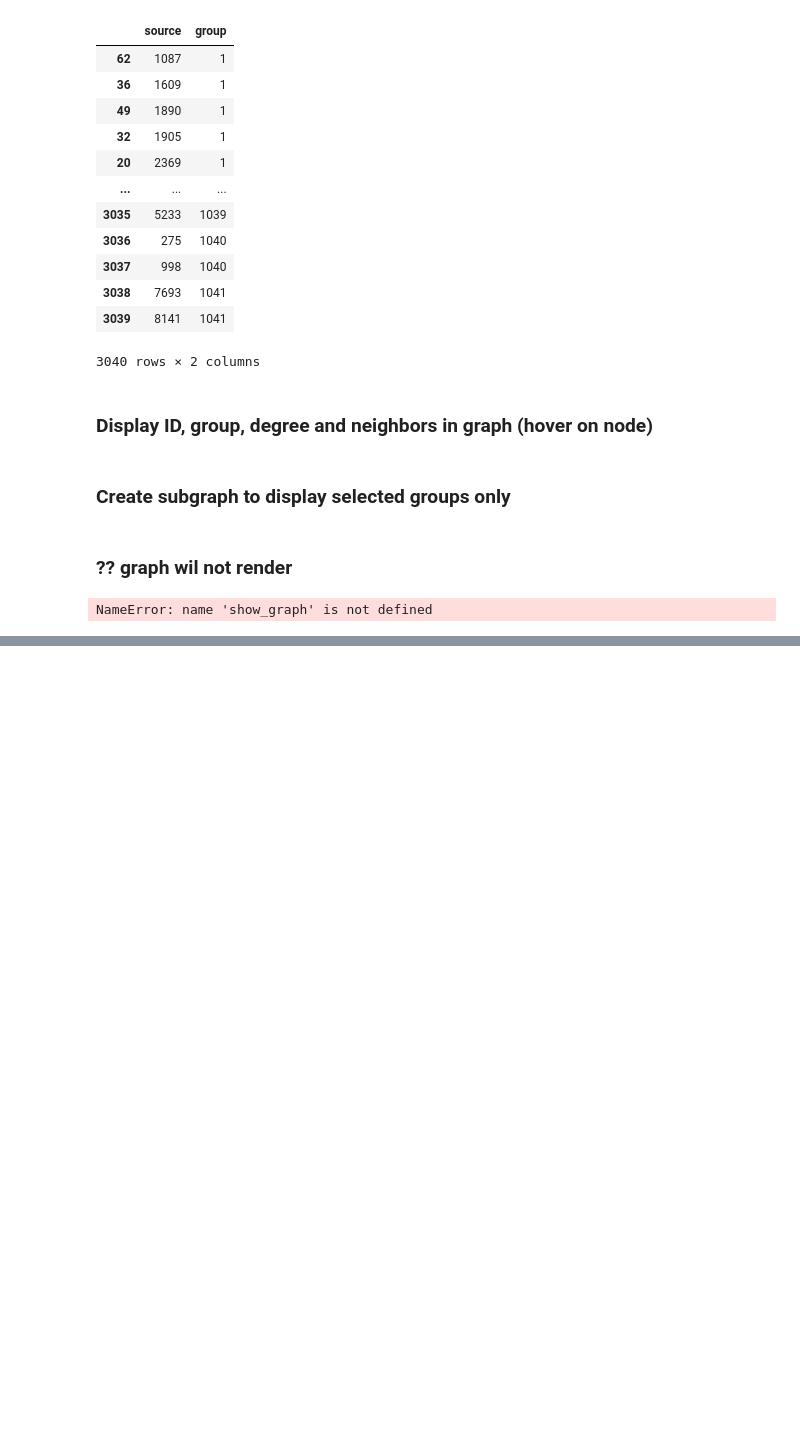
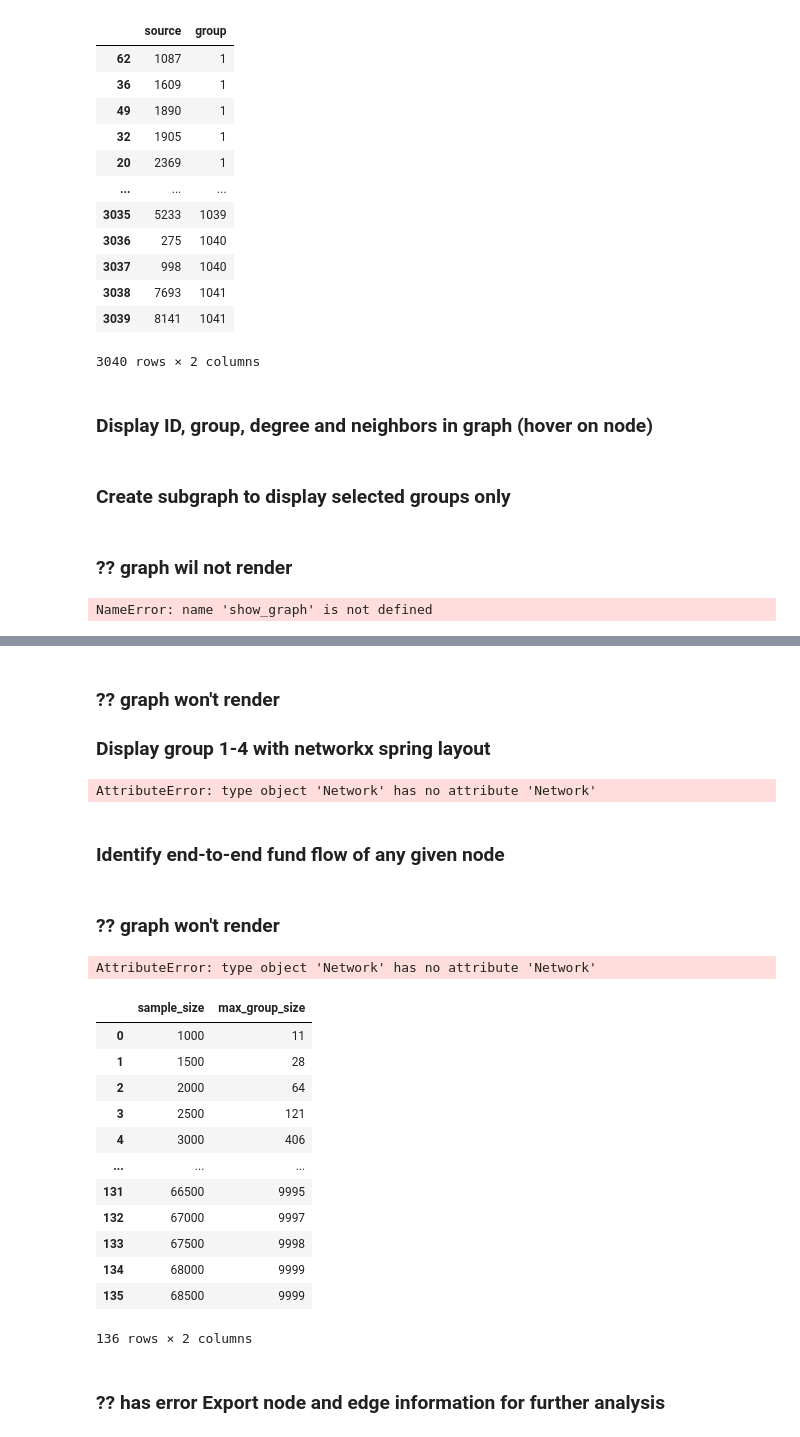
Before and after one commit to AARodgers/Stats-and-Plots, a Jupyter notebook: aml_project_full_dataset.ipynb, the cells around one changed output, grey strips where cells are left out. Cells and saved outputs as stored; diff of their text form; code cells hidden in the pictures; blank space fills up the shorter version.

```diff
--- a/aml_project_full_dataset.ipynb
+++ b/aml_project_full_dataset.ipynb
@@ -398,0 +424,78 @@ NameError: name 'show_graph' is not defined
+# %% [markdown]
+<h3> ?? graph won't render</h3>
+<h3>Display group 1-4 with networkx spring layout</h3>
+# %%
+nt = net.Network(width='100%', height='100%', directed=True)
+nt.from_nx(H_sub)
+
+pos = nx.spring_layout(H_sub, scale=1000, seed=721, k=0.01)
+for node in nt.nodes:
+    node['x'] = pos[node['id']][0]
+    node['y'] = pos[node['id']][1]
+
+nt.show('09_communities_spring.html')
+# %% [output]
+AttributeError: type object 'Network' has no attribute 'Network'
+# %% [markdown]
+<h3>Identify end-to-end fund flow of any given node</h3>
+# %% [markdown]
+<h3> ?? graph won't render</h3>
+# %%
+# Extend the code further to show the network graph of any given node and its connected nodes.
+# Find the end-to-end fund flow of account number 9989
+# Most powerful use case in AML investigation which allow you to identify all related accounts
+# from an end-to-end perspective, staring with any given node
+# Highlight the input node 9989 by changing its shape, image and color attribute
+target_node = '9989'
+target_groups = [dict(H.nodes(data=True))[target_node]['group']]
+target_nodes = [node for node, group in group_dict_H.items() if group in target_groups]
+
+H_sub = H.subgraph(target_nodes)
+
+nt = net.Network(width='100%', height='100%', directed=True)
+nt.from_nx(H_sub)
+
+pos = nx.spring_layout(H_sub, scale=1000, seed=721, k=0.01)
+for node in nt.nodes:
+    node['x'] = pos[node['id']][0]
+    node['y'] = pos[node['id']][1]
+
+[node for node in nt.nodes if node['id']==target_node][0]['shape'] = 'image'
+[node for node in nt.nodes if node['id']==target_node][0]['image'] = 'https://openmoji.org/data/color/svg/1F608.svg'
+[node for node in nt.nodes if node['id']==target_node][0]['color'] = '#ff4f4f'
+
+nt.show('10_show_group_with_given_node.html')
+# %% [output]
+AttributeError: type object 'Network' has no attribute 'Network'
+# %%
+# Determine the manageable timeframe coverage (or sample size in our case),
+# check the maximum group size under different sample size
+# Replace random sampling with different range of timeframe (e.g. week, month, quarter, year etc.)
+# For example, there are 11 nodes in the biggest group if we have sampled 1,000 edges,
+# 28 nodes in the biggest group for a 1,500 edge sample, so forth and so on.
+
+edge_full = txn_full.groupby(['SENDER_ACCOUNT_ID', 'RECEIVER_ACCOUNT_ID'],as_index=False).agg({'TX_AMOUNT':'count'}).drop(columns=['TX_AMOUNT']).rename(columns={'SENDER_ACCOUNT_ID':'source','RECEIVER_ACCOUNT_ID':'target'})
+
+max_dict = {}
+for i in range(1000, len(edge_full)+1, 500):
+    G = nx.from_pandas_edgelist(edge_full.sample(i, random_state=721), source='source', target='target')
+    max_dict[i] = max(sorted([len(x) for x in list(nx.connected_components(G))]))
+
+max_group_size_per_sample = pd.DataFrame({'sample_size':max_dict.keys(), 'max_group_size':max_dict.values()})
+max_group_size_per_sample
+# %% [output]
+|  | sample_size | max_group_size |
+| 0 | 1000 | 11 |
+| 1 | 1500 | 28 |
+| 2 | 2000 | 64 |
+| 3 | 2500 | 121 |
+| 4 | 3000 | 406 |
+| ... | ... | ... |
+| 131 | 66500 | 9995 |
+| 132 | 67000 | 9997 |
+| 133 | 67500 | 9998 |
+| 134 | 68000 | 9999 |
+| 135 | 68500 | 9999 |
+136 rows × 2 columns
+# %% [markdown]
+<h3>?? has error Export node and edge information for further analysis</h3>
```
Also changed, not shown: parts of 7 cells of this notebook.
